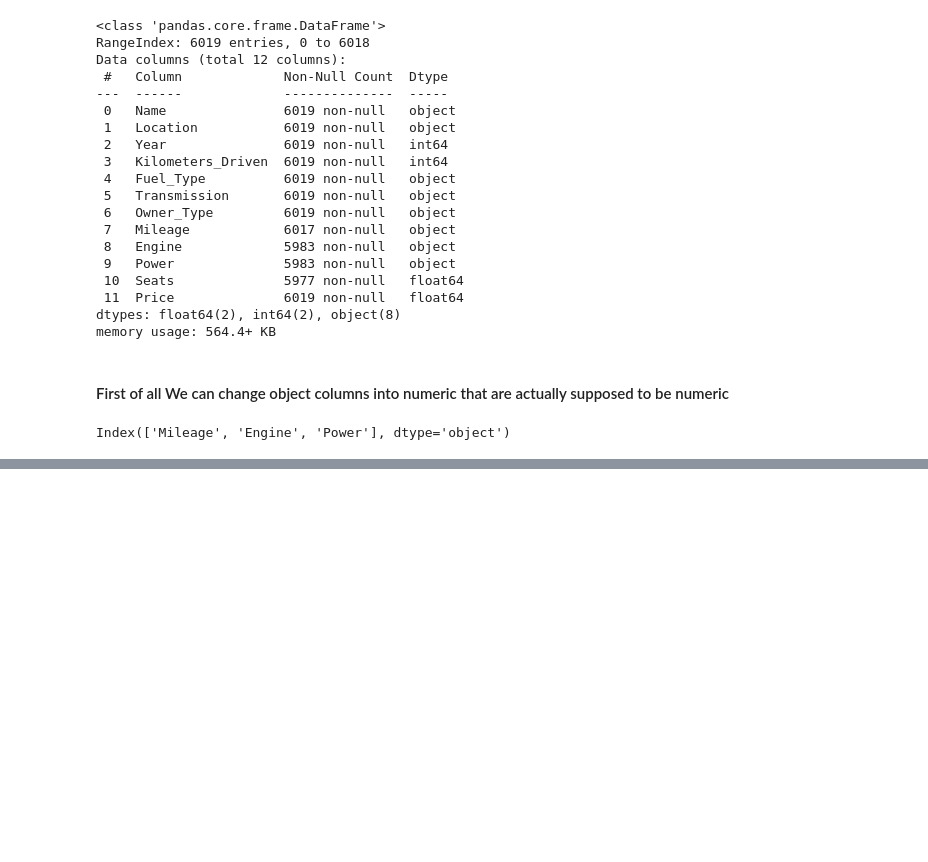
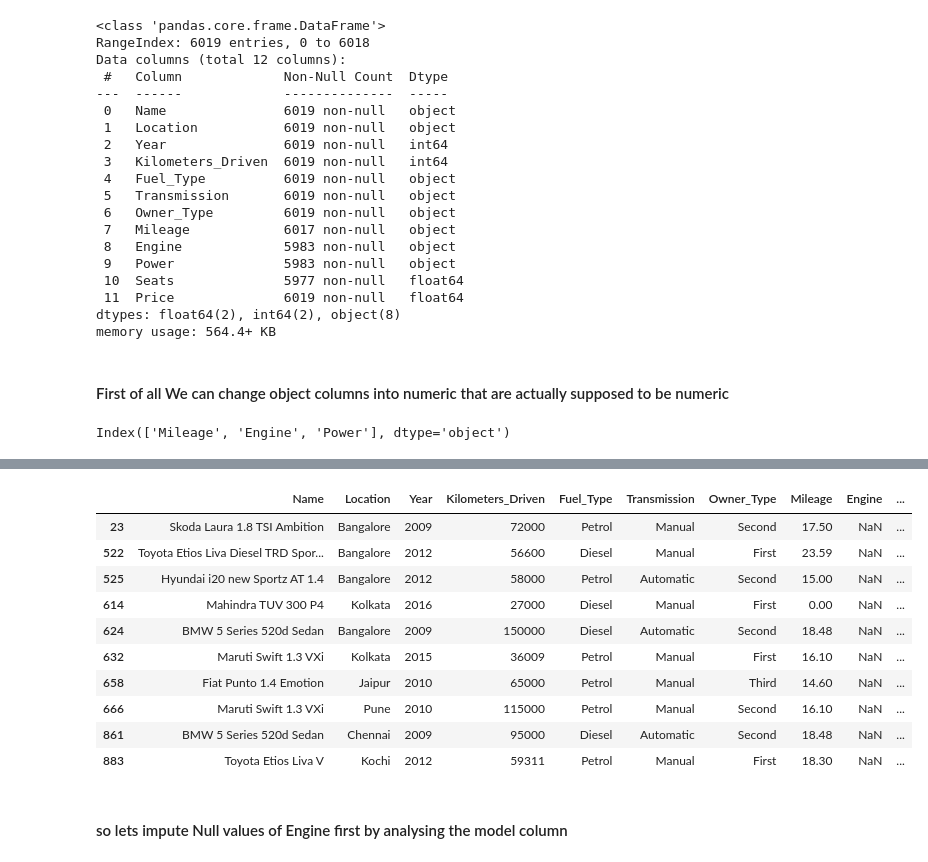
Before and after one commit to Techseeker-404/Project, a Jupyter notebook: car.ipynb, the cells around one changed output, grey strips where cells are left out. Saved outputs shown, nothing was run; the diff lists cells and outputs as text; code cells hidden in the pictures; blank space fills up the shorter version.

```diff
--- a/car.ipynb
+++ b/car.ipynb
@@ -183,0 +219,16 @@ df_train.sample(4)
+# %%
+df_test[df_test.Engine.isnull()]
+# %% [output]
+|  | Name | Location | Year | Kilometers_Driven | Fuel_Type | Transmission | Owner_Type | Mileage | Engine | ... |
+| 23 | Skoda Laura 1.8 TSI Ambition | Bangalore | 2009 | 72000 | Petrol | Manual | Second | 17.50 | NaN | ... |
+| 522 | Toyota Etios Liva Diesel TRD Spor... | Bangalore | 2012 | 56600 | Diesel | Manual | First | 23.59 | NaN | ... |
+| 525 | Hyundai i20 new Sportz AT 1.4 | Bangalore | 2012 | 58000 | Petrol | Automatic | Second | 15.00 | NaN | ... |
+| 614 | Mahindra TUV 300 P4 | Kolkata | 2016 | 27000 | Diesel | Manual | First | 0.00 | NaN | ... |
+| 624 | BMW 5 Series 520d Sedan | Bangalore | 2009 | 150000 | Diesel | Automatic | Second | 18.48 | NaN | ... |
+| 632 | Maruti Swift 1.3 VXi | Kolkata | 2015 | 36009 | Petrol | Manual | First | 16.10 | NaN | ... |
+| 658 | Fiat Punto 1.4 Emotion | Jaipur | 2010 | 65000 | Petrol | Manual | Third | 14.60 | NaN | ... |
+| 666 | Maruti Swift 1.3 VXi | Pune | 2010 | 115000 | Petrol | Manual | Second | 16.10 | NaN | ... |
+| 861 | BMW 5 Series 520d Sedan | Chennai | 2009 | 95000 | Diesel | Automatic | Second | 18.48 | NaN | ... |
+| 883 | Toyota Etios Liva V | Kochi | 2012 | 59311 | Petrol | Manual | First | 18.30 | NaN | ... |
+# %% [markdown]
+#### so lets impute Null values of Engine first by analysing the model column
```
Also changed, not shown: parts of 22 cells of this notebook.
